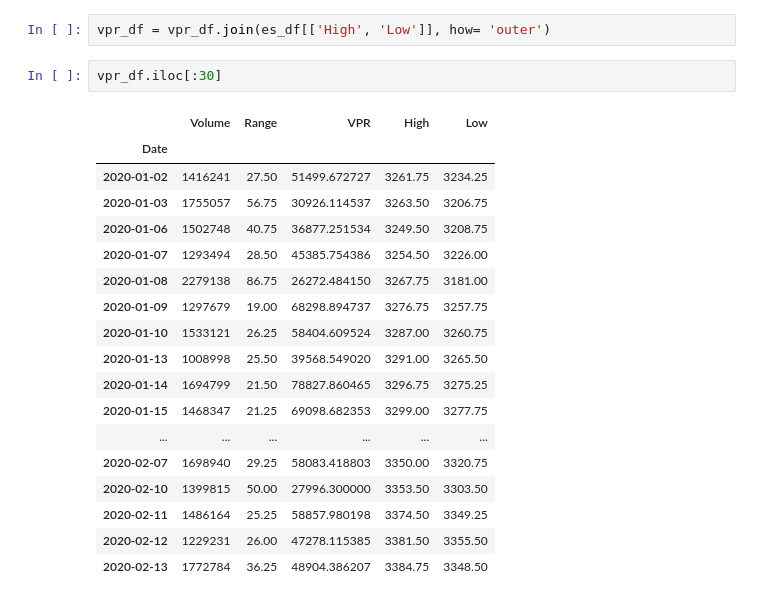
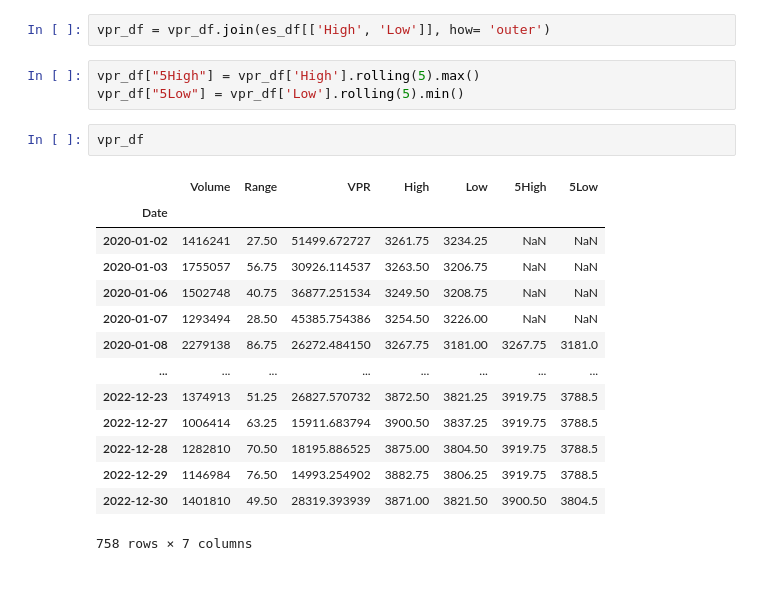
Before and after one commit to Readerlution/Finance, a Jupyter notebook: PVT/SP500F.ipynb, the cells around one changed output. Cells and saved outputs as stored; diff of their text form.

Commit message:
rolling_5

```diff
--- a/PVT/SP500F.ipynb
+++ b/PVT/SP500F.ipynb
@@ -193,24 +193,23 @@ qt_df
 vpr_df = es_df[['Volume', 'Range']].join(vol_range, how='outer')
 # %%
 vpr_df = vpr_df.join(es_df[['High', 'Low']], how= 'outer')
+# %%
+vpr_df["5High"] = vpr_df['High'].rolling(5).max()
+vpr_df["5Low"] = vpr_df['Low'].rolling(5).min()
 # %%
-vpr_df.iloc[:30]
+vpr_df
 # %% [output]
-|  | Volume | Range | VPR | High | Low |
-| Date |  |  |  |  |  |
-| 2020-01-02 | 1416241 | 27.50 | 51499.672727 | 3261.75 | 3234.25 |
-| 2020-01-03 | 1755057 | 56.75 | 30926.114537 | 3263.50 | 3206.75 |
-| 2020-01-06 | 1502748 | 40.75 | 36877.251534 | 3249.50 | 3208.75 |
-| 2020-01-07 | 1293494 | 28.50 | 45385.754386 | 3254.50 | 3226.00 |
-| 2020-01-08 | 2279138 | 86.75 | 26272.484150 | 3267.75 | 3181.00 |
-| 2020-01-09 | 1297679 | 19.00 | 68298.894737 | 3276.75 | 3257.75 |
-| 2020-01-10 | 1533121 | 26.25 | 58404.609524 | 3287.00 | 3260.75 |
-| 2020-01-13 | 1008998 | 25.50 | 39568.549020 | 3291.00 | 3265.50 |
-| 2020-01-14 | 1694799 | 21.50 | 78827.860465 | 3296.75 | 3275.25 |
-| 2020-01-15 | 1468347 | 21.25 | 69098.682353 | 3299.00 | 3277.75 |
-| ... | ... | ... | ... | ... | ... |
-| 2020-02-07 | 1698940 | 29.25 | 58083.418803 | 3350.00 | 3320.75 |
-| 2020-02-10 | 1399815 | 50.00 | 27996.300000 | 3353.50 | 3303.50 |
-| 2020-02-11 | 1486164 | 25.25 | 58857.980198 | 3374.50 | 3349.25 |
-| 2020-02-12 | 1229231 | 26.00 | 47278.115385 | 3381.50 | 3355.50 |
-| 2020-02-13 | 1772784 | 36.25 | 48904.386207 | 3384.75 | 3348.50 |
+|  | Volume | Range | VPR | High | Low | 5High | 5Low |
+| Date |  |  |  |  |  |  |  |
+| 2020-01-02 | 1416241 | 27.50 | 51499.672727 | 3261.75 | 3234.25 | NaN | NaN |
+| 2020-01-03 | 1755057 | 56.75 | 30926.114537 | 3263.50 | 3206.75 | NaN | NaN |
+| 2020-01-06 | 1502748 | 40.75 | 36877.251534 | 3249.50 | 3208.75 | NaN | NaN |
+| 2020-01-07 | 1293494 | 28.50 | 45385.754386 | 3254.50 | 3226.00 | NaN | NaN |
+| 2020-01-08 | 2279138 | 86.75 | 26272.484150 | 3267.75 | 3181.00 | 3267.75 | 3181.0 |
+| ... | ... | ... | ... | ... | ... | ... | ... |
+| 2022-12-23 | 1374913 | 51.25 | 26827.570732 | 3872.50 | 3821.25 | 3919.75 | 3788.5 |
+| 2022-12-27 | 1006414 | 63.25 | 15911.683794 | 3900.50 | 3837.25 | 3919.75 | 3788.5 |
+| 2022-12-28 | 1282810 | 70.50 | 18195.886525 | 3875.00 | 3804.50 | 3919.75 | 3788.5 |
+| 2022-12-29 | 1146984 | 76.50 | 14993.254902 | 3882.75 | 3806.25 | 3919.75 | 3788.5 |
+| 2022-12-30 | 1401810 | 49.50 | 28319.393939 | 3871.00 | 3821.50 | 3900.50 | 3804.5 |
+758 rows × 7 columns
```
Also changed, not shown: parts of 1 cell of this notebook.
